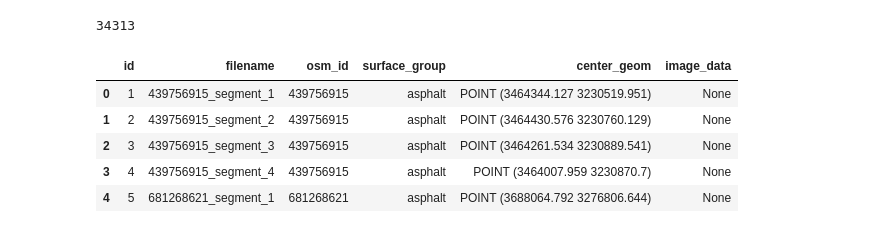
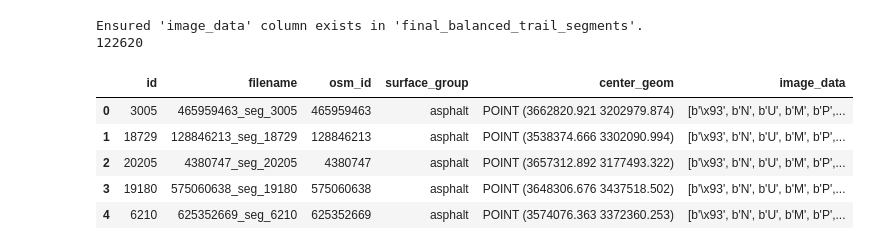
Before and after one commit to rudedoc/TrailSurfNET, a Jupyter notebook: Sentinel 2 Data.ipynb, the cells around one changed output. Cells and saved outputs as stored; diff of their text form; code cells hidden in the pictures.

```diff
--- a/Sentinel 2 Data.ipynb
+++ b/Sentinel 2 Data.ipynb
@@ -1,26 +1,32 @@
 # %%
 # PReview Data on a map
 import geopandas as gpd
 from sqlalchemy import create_engine, text
 # Reduce Data and Count initial Rows
 engine = create_engine('postgresql://markfinlay:@localhost:5432/osm')
 
+add_column_sql = "ALTER TABLE final_balanced_trail_segments ADD COLUMN IF NOT EXISTS image_data BYTEA;"
+with engine.begin() as conn:
+    conn.execute(text(add_column_sql))
+print("Ensured 'image_data' column exists in 'final_balanced_trail_segments'.")
+
 # Select all rows from trail_segments
-query = "SELECT * FROM trail_segments;"
+query = "SELECT * FROM final_balanced_trail_segments;"
 
 # Load the data into a GeoDataFrame.
 trail_segments_gpdf= gpd.read_postgis(query, engine, geom_col='center_geom').to_crs(epsg=3035)
 
 print(len(trail_segments_gpdf))
 
 # Display the first few rows
 trail_segments_gpdf.head()
 # %% [output]
-34313
+Ensured 'image_data' column exists in 'final_balanced_trail_segments'.
+122620
 |  | id | filename | osm_id | surface_group | center_geom | image_data |
-| 0 | 1 | 439756915_segment_1 | 439756915 | asphalt | POINT (3464344.127 3230519.951) | None |
-| 1 | 2 | 439756915_segment_2 | 439756915 | asphalt | POINT (3464430.576 3230760.129) | None |
-| 2 | 3 | 439756915_segment_3 | 439756915 | asphalt | POINT (3464261.534 3230889.541) | None |
-| 3 | 4 | 439756915_segment_4 | 439756915 | asphalt | POINT (3464007.959 3230870.7) | None |
-| 4 | 5 | 681268621_segment_1 | 681268621 | asphalt | POINT (3688064.792 3276806.644) | None |
+| 0 | 3005 | 465959463_seg_3005 | 465959463 | asphalt | POINT (3662820.921 3202979.874) | [b'\x93', b'N', b'U', b'M', b'P',... |
+| 1 | 18729 | 128846213_seg_18729 | 128846213 | asphalt | POINT (3538374.666 3302090.994) | [b'\x93', b'N', b'U', b'M', b'P',... |
+| 2 | 20205 | 4380747_seg_20205 | 4380747 | asphalt | POINT (3657312.892 3177493.322) | [b'\x93', b'N', b'U', b'M', b'P',... |
+| 3 | 19180 | 575060638_seg_19180 | 575060638 | asphalt | POINT (3648306.676 3437518.502) | [b'\x93', b'N', b'U', b'M', b'P',... |
+| 4 | 6210 | 625352669_seg_6210 | 625352669 | asphalt | POINT (3574076.363 3372360.253) | [b'\x93', b'N', b'U', b'M', b'P',... |
 # %%
```
Also changed, not shown: parts of 2 cells of this notebook, 14 other files.
